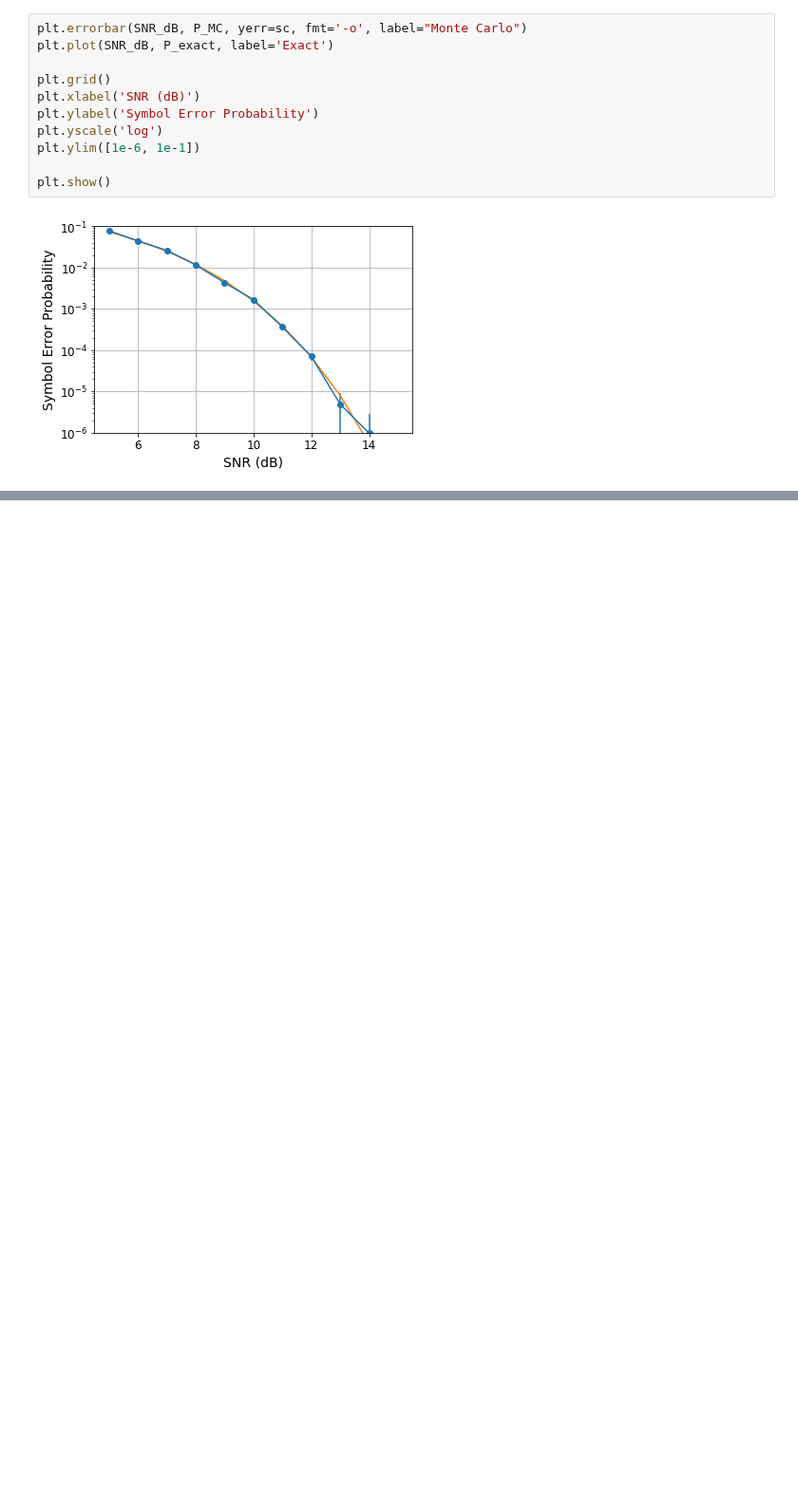
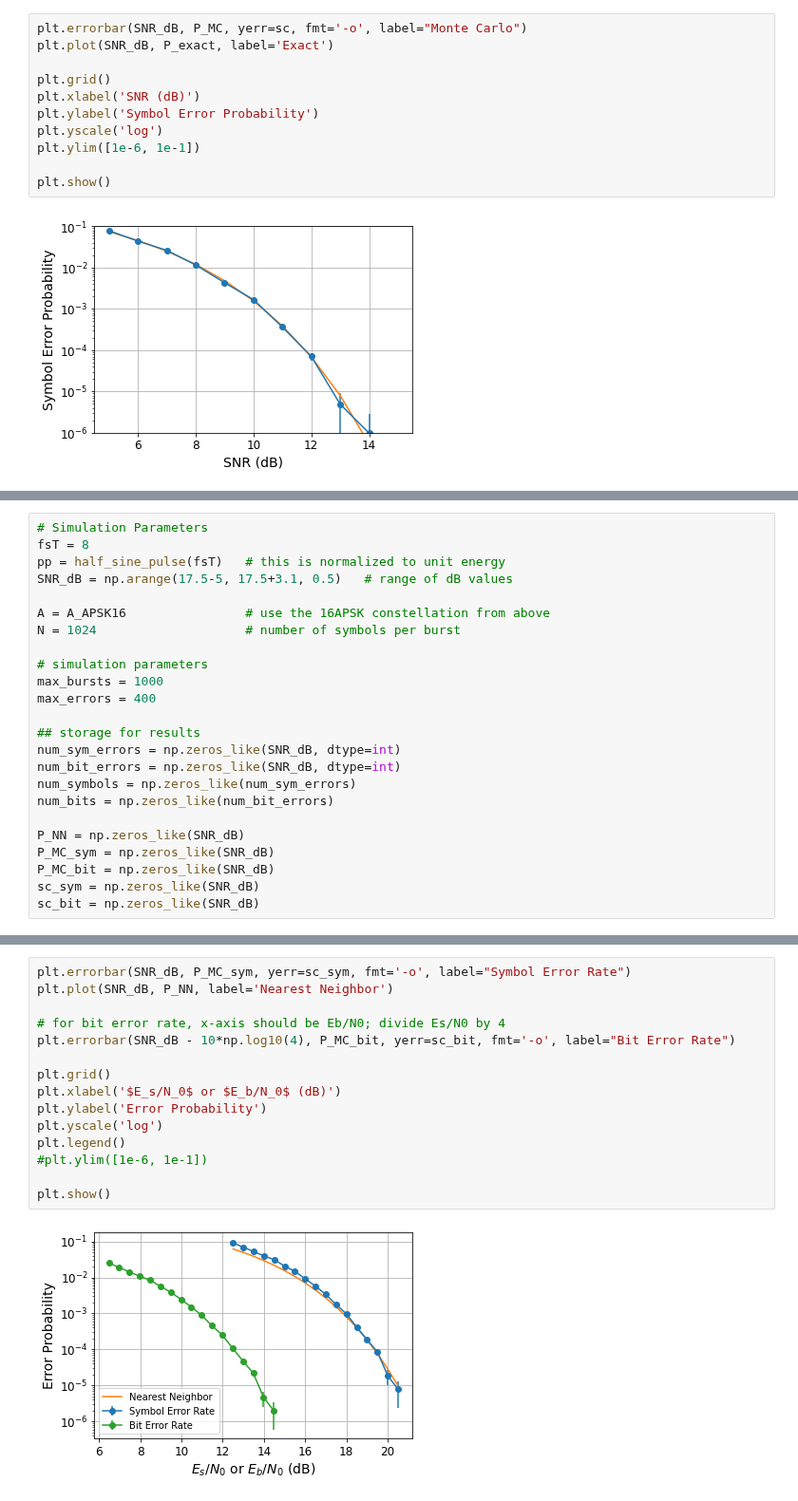
Before and after one commit to bepepa/digital_comms, a Jupyter notebook: hwsol/HW2.ipynb, the cells around one changed output, grey strips where cells are left out. Shown at 95% size. Saved outputs shown, nothing was run; the diff lists cells and outputs as text; blank space fills up the shorter version.

```diff
--- a/hwsol/HW2.ipynb
+++ b/hwsol/HW2.ipynb
@@ -171,0 +325,24 @@ plt.show()
+# %%
+# Simulation Parameters
+fsT = 8
+pp = half_sine_pulse(fsT)   # this is normalized to unit energy
+SNR_dB = np.arange(17.5-5, 17.5+3.1, 0.5)   # range of dB values
+
+A = A_APSK16                # use the 16APSK constellation from above
+N = 1024                    # number of symbols per burst
+
+# simulation parameters
+max_bursts = 1000
+max_errors = 400
+
+## storage for results
+num_sym_errors = np.zeros_like(SNR_dB, dtype=int)
+num_bit_errors = np.zeros_like(SNR_dB, dtype=int)
+num_symbols = np.zeros_like(num_sym_errors)
+num_bits = np.zeros_like(num_bit_errors)
+
+P_NN = np.zeros_like(SNR_dB)
+P_MC_sym = np.zeros_like(SNR_dB)
+P_MC_bit = np.zeros_like(SNR_dB)
+sc_sym = np.zeros_like(SNR_dB)
+sc_bit = np.zeros_like(SNR_dB)
@@ -171,0 +393,17 @@ plt.show()
+# %%
+plt.errorbar(SNR_dB, P_MC_sym, yerr=sc_sym, fmt='-o', label="Symbol Error Rate")
+plt.plot(SNR_dB, P_NN, label='Nearest Neighbor')
+
+# for bit error rate, x-axis should be Eb/N0; divide Es/N0 by 4
+plt.errorbar(SNR_dB - 10*np.log10(4), P_MC_bit, yerr=sc_bit, fmt='-o', label="Bit Error Rate")
+
+plt.grid()
+plt.xlabel('$E_s/N_0$ or $E_b/N_0$ (dB)')
+plt.ylabel('Error Probability')
+plt.yscale('log')
+plt.legend()
+#plt.ylim([1e-6, 1e-1])
+
+plt.show()
+# %% [output]
+[figure, added]
```
Also changed, not shown: parts of 12 cells of this notebook.
